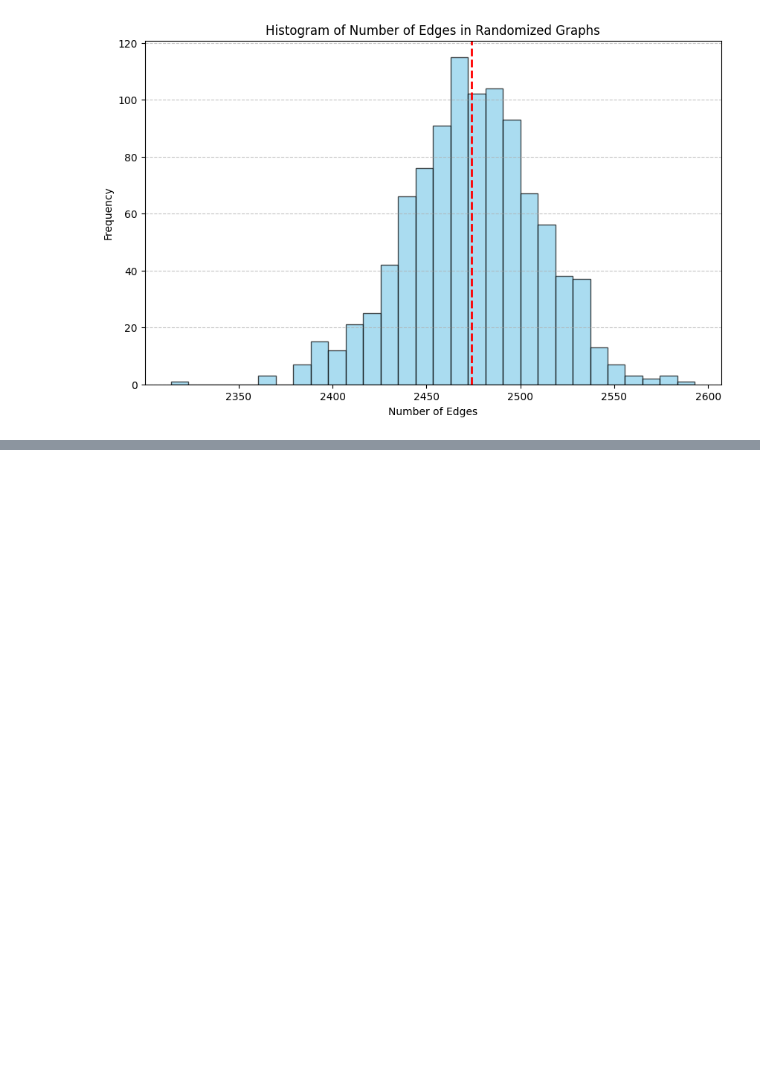
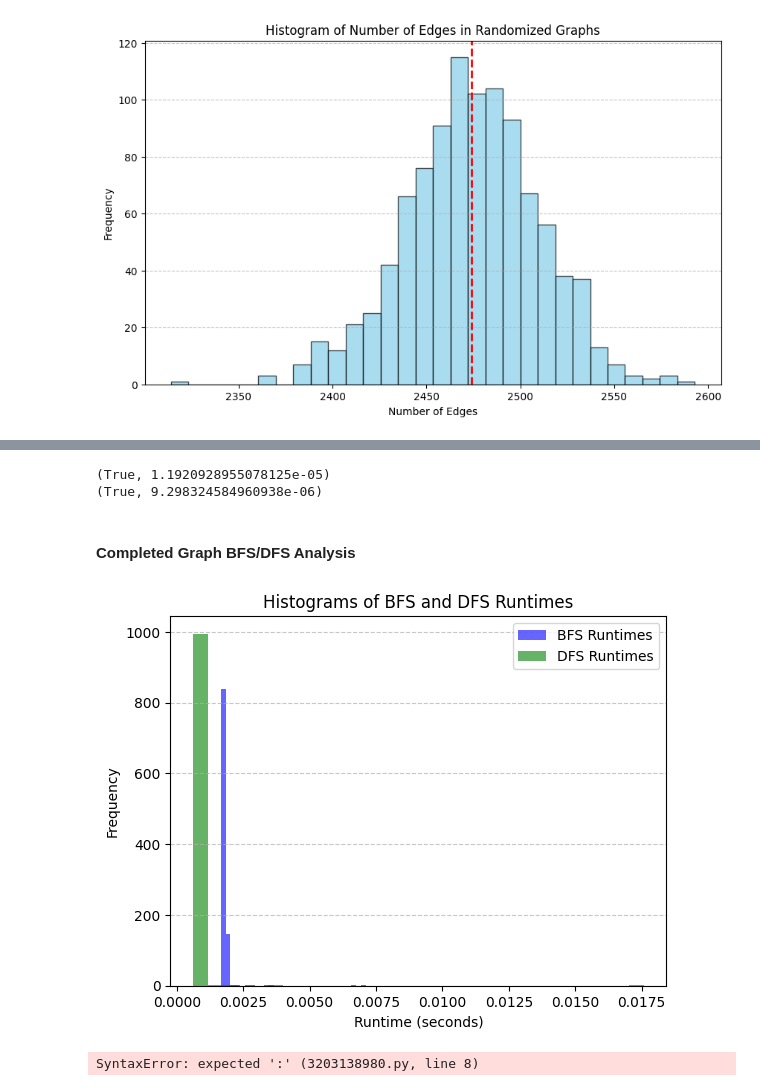
Before and after one commit to daleyren/graph-algorithm-efficiency, a Jupyter notebook: main.ipynb, the cells around one changed output, grey strips where cells are left out. Cells and saved outputs as stored; diff of their text form; code cells hidden in the pictures; blank space fills up the shorter version.

```diff
--- a/main.ipynb
+++ b/main.ipynb
@@ -42,3 +46,18 @@ plt.grid(axis="y", linestyle="--", alpha=0.7)
 plt.show()
 # %% [output]
 [figure]
+# %%
+num_of_trials = 1000
+occurences = 0 # count occurences of edge (0, 1), should be roughly - 1 / (N choose M)
+n = 10
+M = 5
+
+
+for _ in range(num_of_trials):
+    graph = randomize_erm_with_nonrandom_edge_count_undirected(n, M)
+    occurences += 1 if 1 in graph[0] else 0
+
+total_edges = math.comb(n, 2)
+edge_probability = math.comb(total_edges - 1, M - 1) / math.comb(total_edges, M)
+
+print(f"{int(edge_probability * num_of_trials)} ~ {occurences}")
@@ -44,0 +113,50 @@ plt.show()
+# %%
+# CHECK THAT DFS/BFS WORKS ON COMPLETED GRAPH
+n = 10
+completed_graph = randomize_erm_with_random_edge_count_undirected(n, 1)
+start, end = 0, n - 1
+
+print(bfs(start, end, completed_graph))
+print(dfs(start, end, completed_graph))
+# %% [output]
+(True, 1.1920928955078125e-05)
+(True, 9.298324584960938e-06)
+# %% [markdown]
+#### Completed Graph BFS/DFS Analysis
+# %%
+num_of_trials = 1000
+n = 250
+completed_graph = randomize_erm_with_random_edge_count_undirected(n, 1)
+start, end = 0, n - 1
+
+bfs_runtimes = []
+dfs_runtimes = []
+
+for _ in range(num_of_trials):
+    curr_bfs_runtime = bfs(start, end, completed_graph)[1]
+    curr_dfs_runtime = dfs(start, end, completed_graph)[1]
+
+    bfs_runtimes.append(curr_bfs_runtime)
+    dfs_runtimes.append(curr_dfs_runtime)
+# %%
+plt.hist(bfs_runtimes, bins=30, color="blue", alpha=0.6, label="BFS Runtimes")
+plt.hist(dfs_runtimes, bins=30, color="green", alpha=0.6, label="DFS Runtimes")
+
+plt.title("Histograms of BFS and DFS Runtimes")
+plt.xlabel("Runtime (seconds)")
+plt.ylabel("Frequency")
+plt.legend()
+plt.grid(axis="y", linestyle="--", alpha=0.7)
+plt.show()
+# %% [output]
+[figure, added]
+# %%
+num_of_trials = 1000
+n = 50
+
+vertices = [i for i in range(n)]
+random.shuffle(vertices)
+
+for _ in range(num_of_trials):
+# %% [output]
+SyntaxError: expected ':' (3203138980.py, line 8)
```
Also changed, not shown: parts of 8 cells of this notebook.
